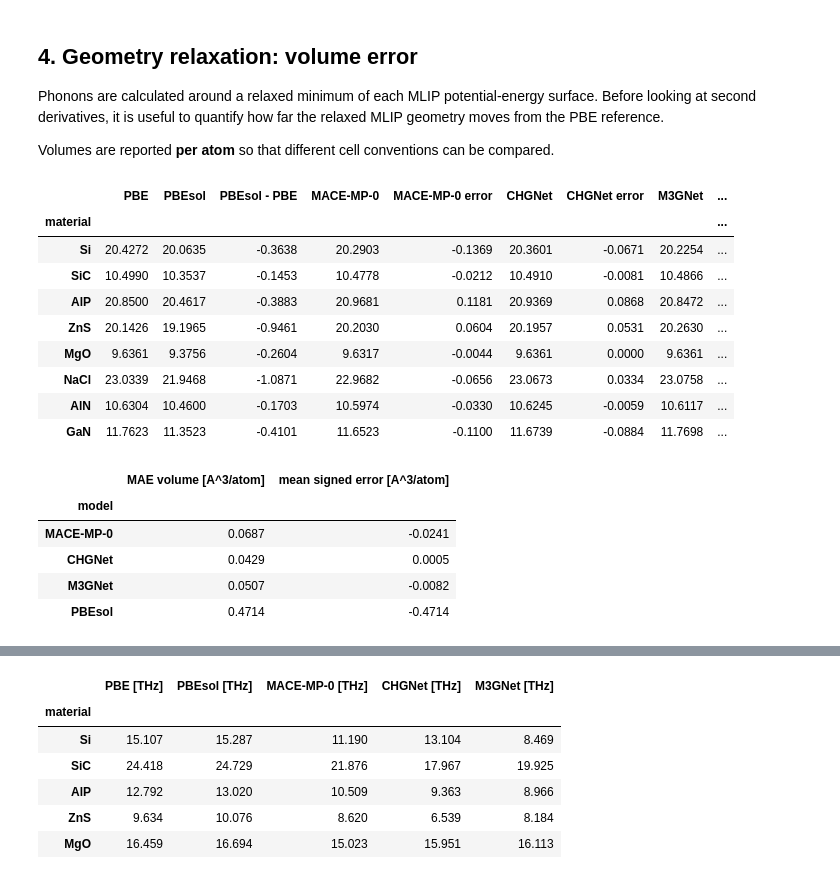
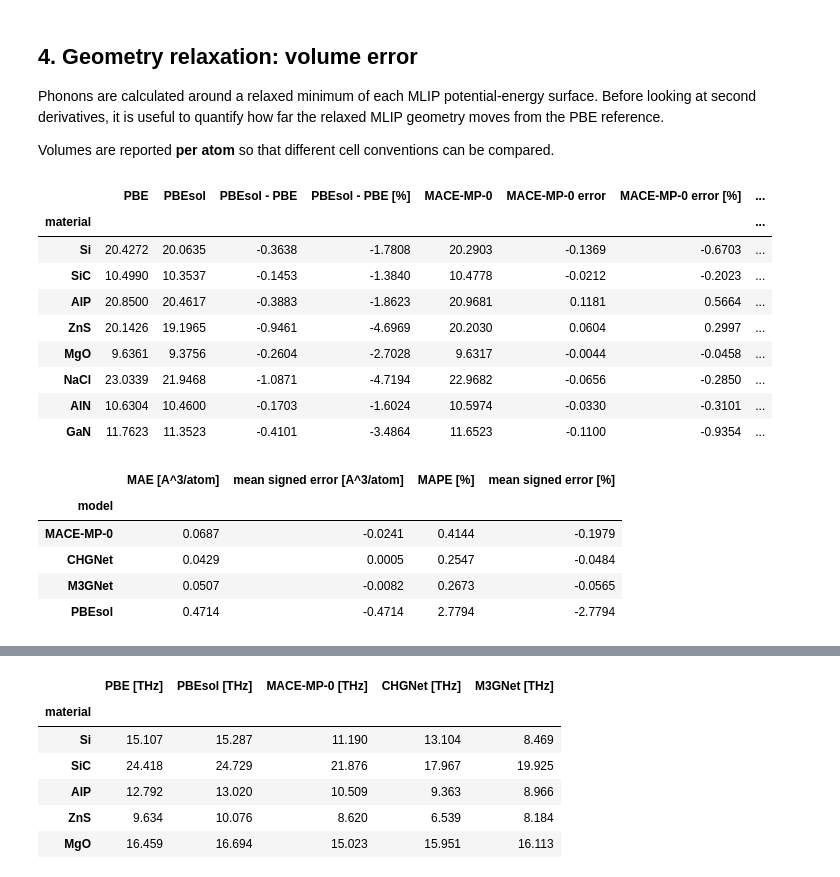
Before and after one commit to Tonio635/mlip-phonon-benchmark, a Jupyter notebook: notebooks/04_report.ipynb, the cells around one changed output, grey strips where cells are left out. Saved outputs shown, nothing was run; the diff lists cells and outputs as text; code cells hidden in the pictures.

```diff
--- a/notebooks/04_report.ipynb
+++ b/notebooks/04_report.ipynb
@@ -268,74 +287,105 @@ Volumes are reported **per atom** so that different cell conventions can be comp
 # %%
 volume_rows = []
 
 for material in MATERIALS:
-    pbe_vpa = pbe[material]["volume"] / pbe[material]["n_atoms_unitcell"]
+    pbe_vpa = (
+        pbe[material]["volume"]
+        / pbe[material]["n_atoms_unitcell"]
+    )
+
     pbesol_vpa = (
-        pbesol[material]["volume"] / pbesol[material]["n_atoms_unitcell"]
+        pbesol[material]["volume"]
+        / pbesol[material]["n_atoms_unitcell"]
     )
+
+    pbesol_error = pbesol_vpa - pbe_vpa
 
     row = {
         "material": material,
         "PBE": pbe_vpa,
         "PBEsol": pbesol_vpa,
-        "PBEsol - PBE": pbesol_vpa - pbe_vpa,
+        "PBEsol - PBE": pbesol_error,
+        "PBEsol - PBE [%]": 100 * pbesol_error / pbe_vpa,
     }
 
     for model in MODELS:
         label = MODEL_LABELS[model]
+
         mlip_vpa = (
             results[model][material]["volume"]
             / pbe[material]["n_atoms_unitcell"]
         )
+
+        error = mlip_vpa - pbe_vpa
+
         row[label] = mlip_vpa
-        row[f"{label} error"] = mlip_vpa - pbe_vpa
+        row[f"{label} error"] = error
+        row[f"{label} error [%]"] = 100 * error / pbe_vpa
 
     volume_rows.append(row)
 
 volume_table = pd.DataFrame(volume_rows).set_index("material")
+
 display(volume_table.round(4))
 # %% [output]
-|  | PBE | PBEsol | PBEsol - PBE | MACE-MP-0 | MACE-MP-0 error | CHGNet | CHGNet error | M3GNet | ... |
-| material |  |  |  |  |  |  |  |  | ... |
-| Si | 20.4272 | 20.0635 | -0.3638 | 20.2903 | -0.1369 | 20.3601 | -0.0671 | 20.2254 | ... |
-| SiC | 10.4990 | 10.3537 | -0.1453 | 10.4778 | -0.0212 | 10.4910 | -0.0081 | 10.4866 | ... |
-| AlP | 20.8500 | 20.4617 | -0.3883 | 20.9681 | 0.1181 | 20.9369 | 0.0868 | 20.8472 | ... |
-| ZnS | 20.1426 | 19.1965 | -0.9461 | 20.2030 | 0.0604 | 20.1957 | 0.0531 | 20.2630 | ... |
-| MgO | 9.6361 | 9.3756 | -0.2604 | 9.6317 | -0.0044 | 9.6361 | 0.0000 | 9.6361 | ... |
-| NaCl | 23.0339 | 21.9468 | -1.0871 | 22.9682 | -0.0656 | 23.0673 | 0.0334 | 23.0758 | ... |
-| AlN | 10.6304 | 10.4600 | -0.1703 | 10.5974 | -0.0330 | 10.6245 | -0.0059 | 10.6117 | ... |
-| GaN | 11.7623 | 11.3523 | -0.4101 | 11.6523 | -0.1100 | 11.6739 | -0.0884 | 11.7698 | ... |
+|  | PBE | PBEsol | PBEsol - PBE | PBEsol - PBE [%] | MACE-MP-0 | MACE-MP-0 error | MACE-MP-0 error [%] | ... |
+| material |  |  |  |  |  |  |  | ... |
+| Si | 20.4272 | 20.0635 | -0.3638 | -1.7808 | 20.2903 | -0.1369 | -0.6703 | ... |
+| SiC | 10.4990 | 10.3537 | -0.1453 | -1.3840 | 10.4778 | -0.0212 | -0.2023 | ... |
+| AlP | 20.8500 | 20.4617 | -0.3883 | -1.8623 | 20.9681 | 0.1181 | 0.5664 | ... |
+| ZnS | 20.1426 | 19.1965 | -0.9461 | -4.6969 | 20.2030 | 0.0604 | 0.2997 | ... |
+| MgO | 9.6361 | 9.3756 | -0.2604 | -2.7028 | 9.6317 | -0.0044 | -0.0458 | ... |
+| NaCl | 23.0339 | 21.9468 | -1.0871 | -4.7194 | 22.9682 | -0.0656 | -0.2850 | ... |
+| AlN | 10.6304 | 10.4600 | -0.1703 | -1.6024 | 10.5974 | -0.0330 | -0.3101 | ... |
+| GaN | 11.7623 | 11.3523 | -0.4101 | -3.4864 | 11.6523 | -0.1100 | -0.9354 | ... |
 # %%
 volume_mae_rows = []
 
 for model in MODELS:
     label = MODEL_LABELS[model]
+
     errors = volume_table[f"{label} error"].to_numpy()
+    percentage_errors = volume_table[f"{label} error [%]"].to_numpy()
 
     volume_mae_rows.append(
         {
             "model": label,
-            "MAE volume [A^3/atom]": np.mean(np.abs(errors)),
+
+            # Magnitude of the error in physical units
+            "MAE [A^3/atom]": np.mean(np.abs(errors)),
+
+            # Directional bias in physical units
             "mean signed error [A^3/atom]": np.mean(errors),
+
+            # Magnitude of the relative error
+            "MAPE [%]": np.mean(np.abs(percentage_errors)),
+
+            # Directional relative bias
+            "mean signed error [%]": np.mean(percentage_errors),
         }
     )
 
+
 pbesol_errors = volume_table["PBEsol - PBE"].to_numpy()
+pbesol_percentage_errors = volume_table["PBEsol - PBE [%]"].to_numpy()
 
 volume_mae_rows.append(
     {
         "model": "PBEsol",
-        "MAE volume [A^3/atom]": np.mean(np.abs(pbesol_errors)),
+        "MAE [A^3/atom]": np.mean(np.abs(pbesol_errors)),
         "mean signed error [A^3/atom]": np.mean(pbesol_errors),
+        "MAPE [%]": np.mean(np.abs(pbesol_percentage_errors)),
+        "mean signed error [%]": np.mean(pbesol_percentage_errors),
     }
 )
 
 volume_mae = pd.DataFrame(volume_mae_rows).set_index("model")
+
 display(volume_mae.round(4))
 # %% [output]
-|  | MAE volume [A^3/atom] | mean signed error [A^3/atom] |
-| model |  |  |
-| MACE-MP-0 | 0.0687 | -0.0241 |
-| CHGNet | 0.0429 | 0.0005 |
-| M3GNet | 0.0507 | -0.0082 |
-| PBEsol | 0.4714 | -0.4714 |
+|  | MAE [A^3/atom] | mean signed error [A^3/atom] | MAPE [%] | mean signed error [%] |
+| model |  |  |  |  |
+| MACE-MP-0 | 0.0687 | -0.0241 | 0.4144 | -0.1979 |
+| CHGNet | 0.0429 | 0.0005 | 0.2547 | -0.0484 |
+| M3GNet | 0.0507 | -0.0082 | 0.2673 | -0.0565 |
+| PBEsol | 0.4714 | -0.4714 | 2.7794 | -2.7794 |
```
Also changed, not shown: parts of 25 cells of this notebook.
